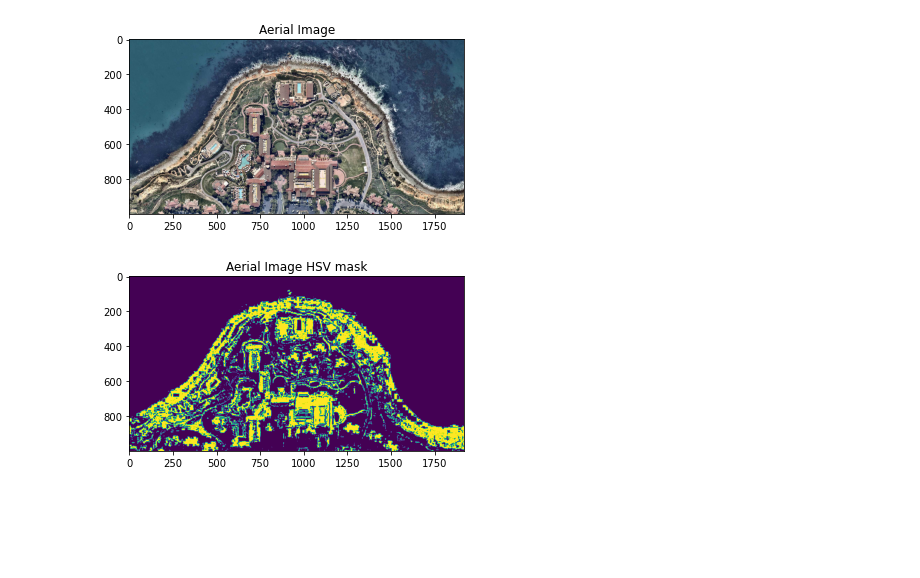
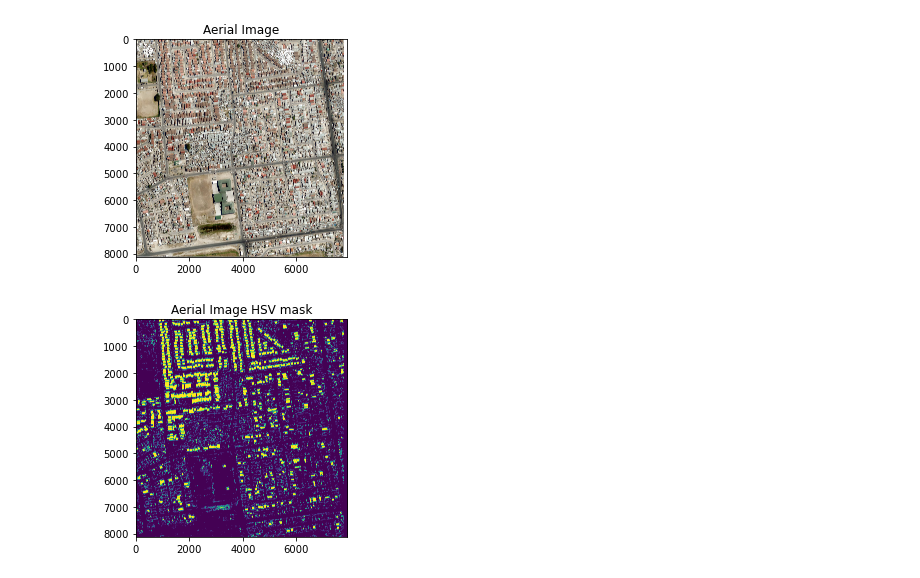
Before and after one commit to LokoMoloko98/Orange-Roofs-Object-Detection-OpenCV, a Jupyter notebook: APG4011F Object Detection.ipynb, the cells around one changed output. Cells and saved outputs as stored; diff of their text form; code cells hidden in the pictures; blank space fills up the shorter version.

```diff
--- a/APG4011F Object Detection.ipynb
+++ b/APG4011F Object Detection.ipynb
@@ -3,11 +3,16 @@
 import cv2
 import numpy as np
 from matplotlib import pyplot as plt
+from skimage import io
+
+# download the image using scikit-image
+url = "https://molokomokubedi.s3.af-south-1.amazonaws.com/School/Map4.tif"
+
+print("downloading image from: %s" % (url))
 
 # Reading the image
-#img = cv2.imread('howcanyousee.png')
-img = cv2.imread('Images/clear-aerial-image-RanchoPalosVerdes-California.jpg')
-imgRGB = cv2.cvtColor(img, cv2.COLOR_BGR2RGB)
+imgRGB = io.imread(url)
+#imgRGB = cv2.cvtColor(img, cv2.COLOR_BGR2RGB)
 
 # Showing the output
 plt.imshow(imgRGB)
@@ -17,14 +23,17 @@ plt.show()
-[figure, old version]
+[figure, new version]
 # %%
 # convert to hsv colorspace
-hsv = cv2.cvtColor(img, cv2.COLOR_BGR2HSV)
+hsv = cv2.cvtColor(imgRGB, cv2.COLOR_RGB2HSV)
 
 #lower bound and upper bound for colors
 
-#lower_bound = np.array([50, 20, 20])
-#upper_bound = np.array([100, 255, 255])
-lower_bound = np.array([0, 0, 0]) #(5,50,50) - (15,255,255)
-upper_bound = np.array([20,255,255])
+#Provided Image bounds
+lower_bound = np.array([0, 50, 0])
+upper_bound = np.array([15, 255, 255])
+
+#Resort Image bounds
+#lower_bound = np.array([0, 0, 0]) #(5,50,50) - (15,255,255)
+#upper_bound = np.array([20,255,255])
 
 # find the colors within the boundaries
 mask = cv2.inRange(hsv, lower_bound, upper_bound)
@@ -33,4 +42,4 @@ plt.imshow(mask)
 plt.title('Aerial Image HSV mask')
 plt.show()
 # %% [output]
-[figure, old version]
+[figure, new version]
```
Also changed, not shown: parts of 5 cells of this notebook, 3 other files.
